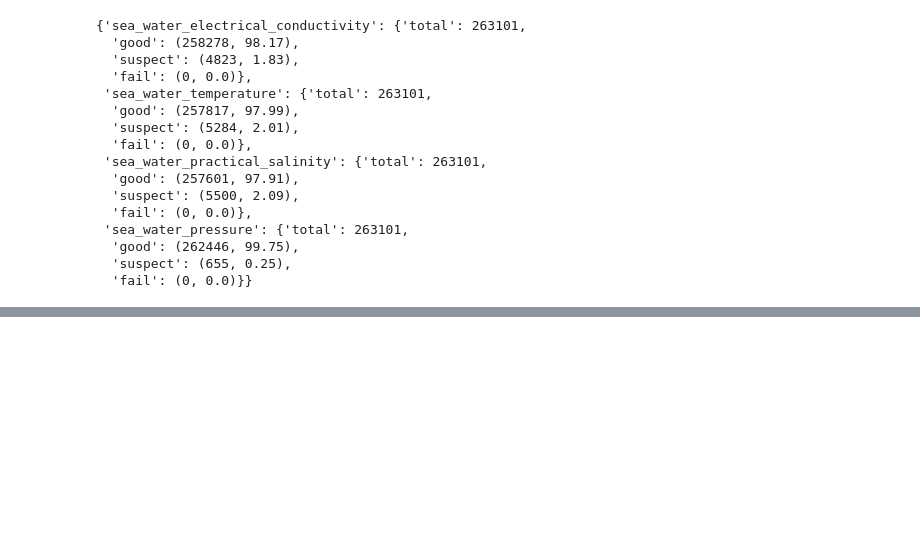
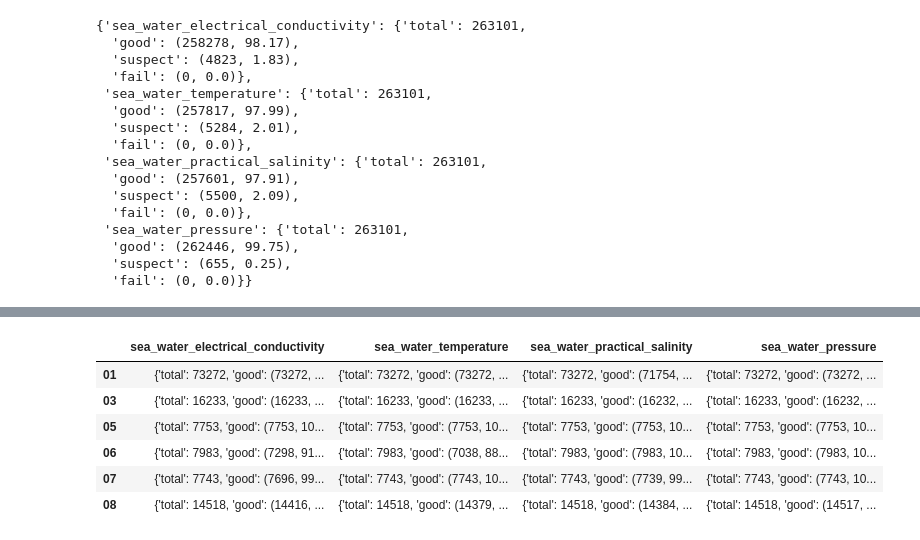
Before and after one commit to cooleyky/qartod_testing, a Jupyter notebook: notebooks/03-Gross-range-comparison-statistics.ipynb, the cells around one changed output, grey strips where cells are left out. Cells and saved outputs as stored; diff of their text form; code cells hidden in the pictures; blank space fills up the shorter version.

```diff
--- a/notebooks/03-Gross-range-comparison-statistics.ipynb
+++ b/notebooks/03-Gross-range-comparison-statistics.ipynb
@@ -416,0 +315,14 @@ qartod_flag_stats.to_csv(csv_path)
+# %%
+# Create data frames from dictionaries and check contents
+statistics = pd.DataFrame.from_dict(statistics, orient='index')
+# mismatch = pd.DataFrame(data=mismatch)
+statistics
+# mismatch
+# %% [output]
+|  | sea_water_electrical_conductivity | sea_water_temperature | sea_water_practical_salinity | sea_water_pressure |
+| 01 | {'total': 73272, 'good': (73272, ... | {'total': 73272, 'good': (73272, ... | {'total': 73272, 'good': (71754, ... | {'total': 73272, 'good': (73272, ... |
+| 03 | {'total': 16233, 'good': (16233, ... | {'total': 16233, 'good': (16233, ... | {'total': 16233, 'good': (16232, ... | {'total': 16233, 'good': (16232, ... |
+| 05 | {'total': 7753, 'good': (7753, 10... | {'total': 7753, 'good': (7753, 10... | {'total': 7753, 'good': (7753, 10... | {'total': 7753, 'good': (7753, 10... |
+| 06 | {'total': 7983, 'good': (7298, 91... | {'total': 7983, 'good': (7038, 88... | {'total': 7983, 'good': (7983, 10... | {'total': 7983, 'good': (7983, 10... |
+| 07 | {'total': 7743, 'good': (7696, 99... | {'total': 7743, 'good': (7743, 10... | {'total': 7743, 'good': (7739, 99... | {'total': 7743, 'good': (7743, 10... |
+| 08 | {'total': 14518, 'good': (14416, ... | {'total': 14518, 'good': (14379, ... | {'total': 14518, 'good': (14384, ... | {'total': 14518, 'good': (14517, ... |
```
Also changed, not shown: parts of 26 cells of this notebook, 2 other files.
